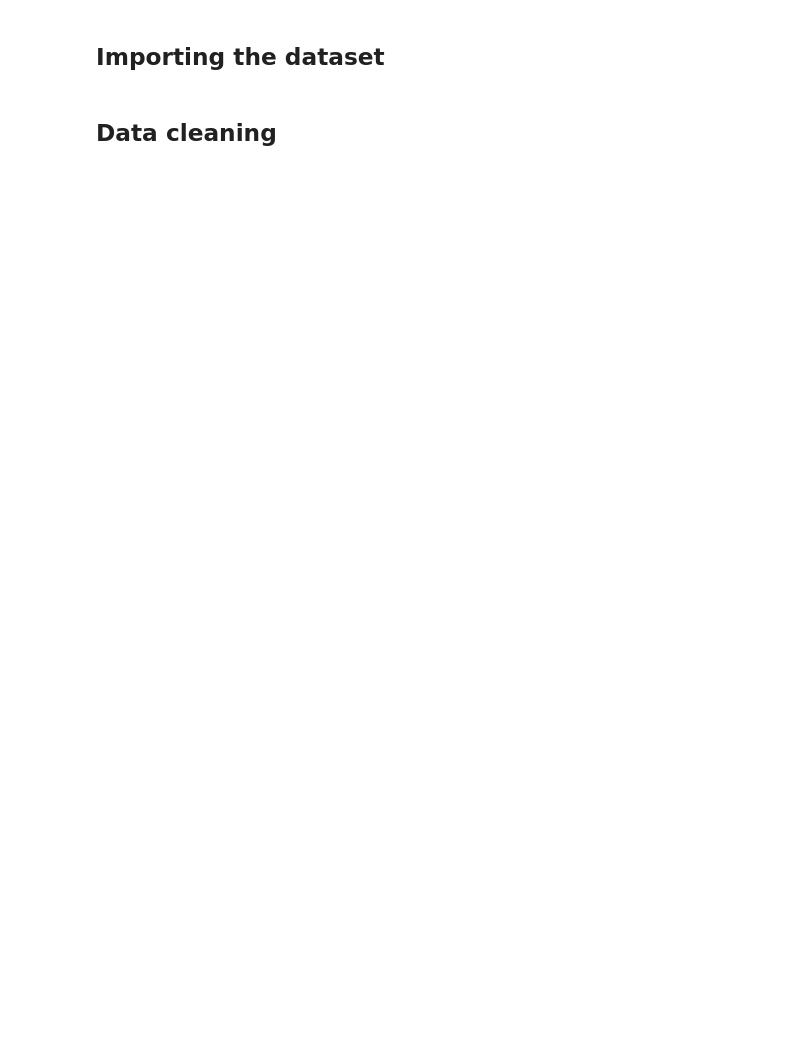
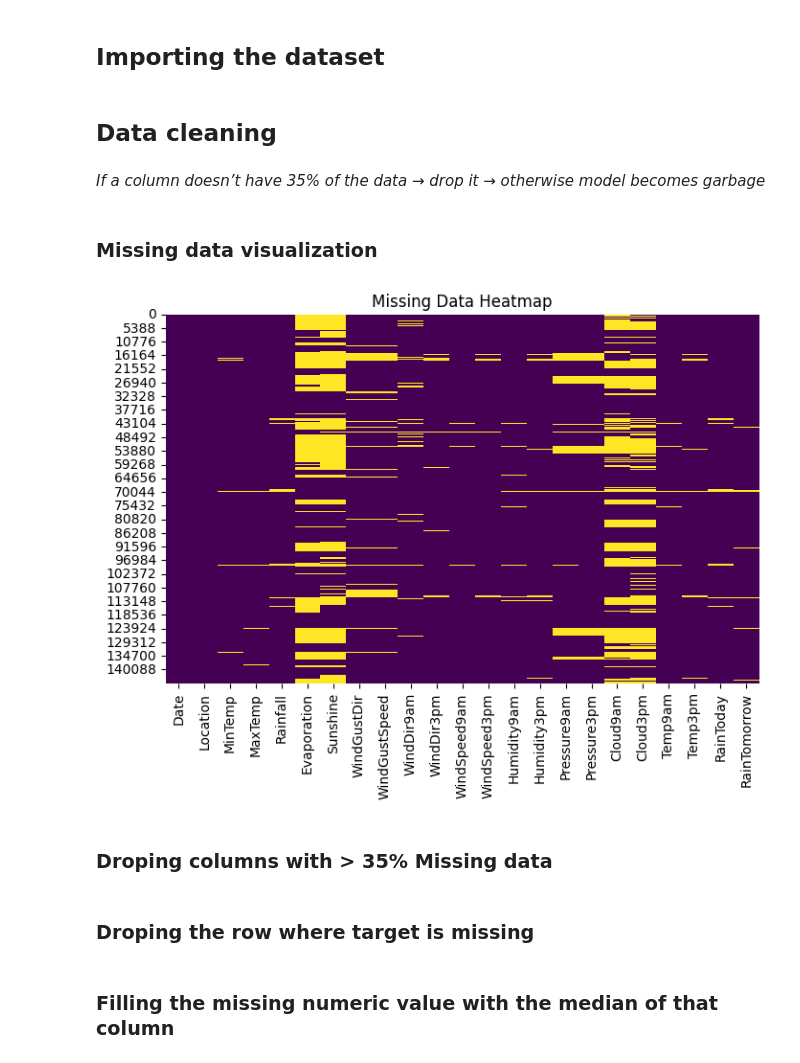
Before and after one commit to Durjoysarker-swarup/Machine-Learning, a Jupyter notebook: 9. Forecasting Rainfall/Rainfall Forecasting.ipynb, the cells around one changed output. Cells and saved outputs as stored; diff of their text form; code cells hidden in the pictures; blank space fills up the shorter version.

Commit message:
Data claeaning rain forcasting

```diff
--- a/9. Forecasting Rainfall/Rainfall Forecasting.ipynb
+++ b/9. Forecasting Rainfall/Rainfall Forecasting.ipynb
@@ -17,3 +20,16 @@ Mounted at /content/drive
 df = pd.read_csv('/content/drive/MyDrive/NBICT LAB PDSML-B-8/9. Forecasting Rainfall/weather.csv')
 # %% [markdown]
 ## Data cleaning
+# %% [markdown]
+*If a column doesn’t have 35% of the data → drop it → otherwise model becomes garbage*
+# %% [markdown]
+### Missing data visualization
+# %%
+plt.figure(figsize=(8,5))
+sns.heatmap(df.isnull(), cbar=False, cmap="viridis")
+plt.title("Missing Data Heatmap")
+plt.show()
+# %% [output]
+[figure, added]
+# %% [markdown]
+### Droping columns with > 35% Missing data
@@ -19,0 +38,2 @@ df = pd.read_csv('/content/drive/MyDrive/NBICT LAB PDSML-B-8/9. Forecasting Rain
+# %% [markdown]
+### Droping the row where target is missing
@@ -19,0 +42,2 @@ df = pd.read_csv('/content/drive/MyDrive/NBICT LAB PDSML-B-8/9. Forecasting Rain
+# %% [markdown]
+### Filling the missing numeric value with the median of that column
```
Also changed, not shown: parts of 13 cells of this notebook, 1 other file.
